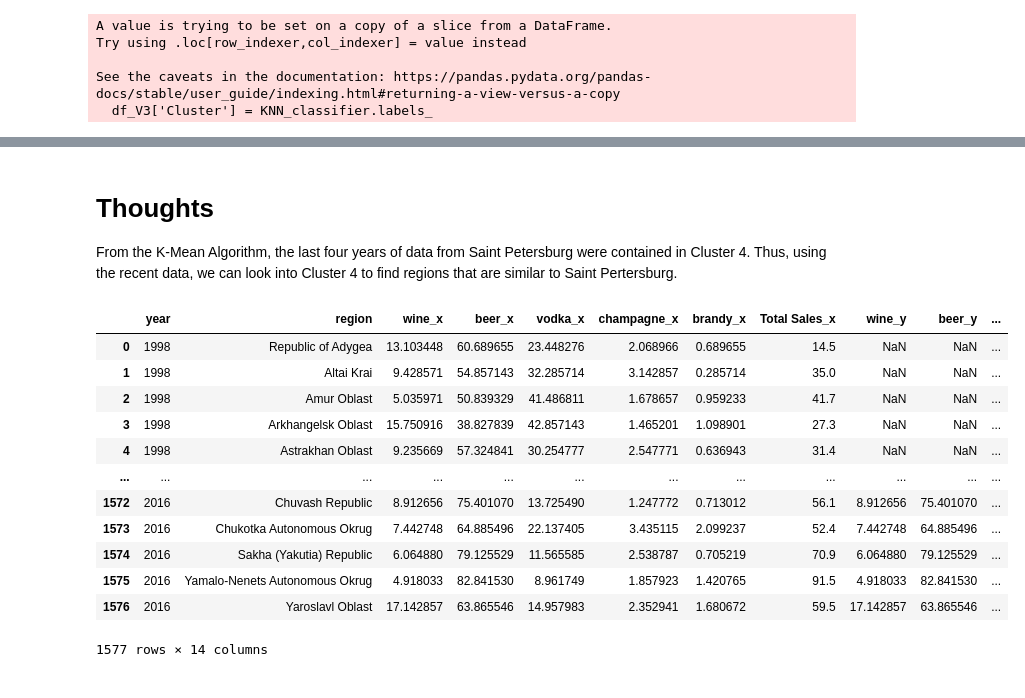
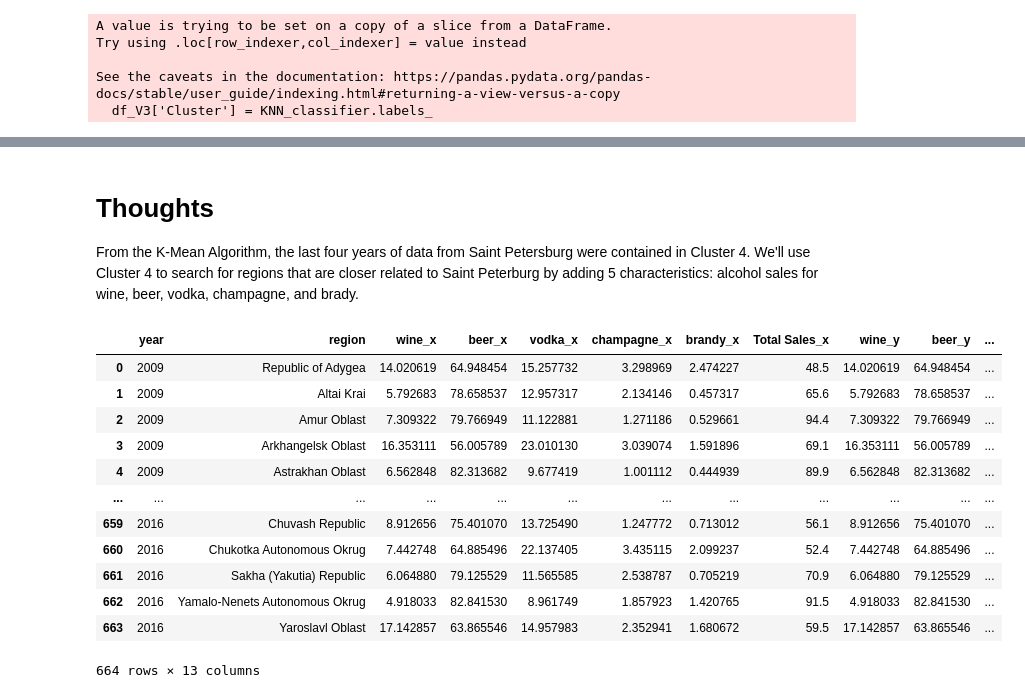
Before and after one commit to LuisEVT/Drinks_Company_Wine_Promotion, a Jupyter notebook: Wine_Promotion_Analysis_EDA.ipynb, the cells around one changed output, grey strips where cells are left out. Drawn from its saved outputs; the diff is of its cells as text; code cells hidden in the pictures.

```diff
--- a/Wine_Promotion_Analysis_EDA.ipynb
+++ b/Wine_Promotion_Analysis_EDA.ipynb
@@ -438,25 +436,24 @@ Name: Cluster, dtype: int64
 # %% [markdown]
 # Thoughts
 
-From the K-Mean Algorithm, the last four years of data from Saint Petersburg were contained in Cluster 4. Thus, using the recent data, we can look into Cluster 4 to find regions that are similar to Saint Pertersburg.
+From the K-Mean Algorithm, the last four years of data from Saint Petersburg were contained in Cluster 4. We'll use Cluster 4 to search for regions that are closer related to Saint Peterburg by adding 5 characteristics: alcohol sales for wine, beer, vodka, champagne, and brady.
 # %%
-df_combine = df_V2.merge(df_V3, how='left',on=['year','region'])
+df_combine = df_V3.merge(df_V2, how='left',on=['year','region'])
 
-# df_V3_C4 = df_V3[ df_V3['Cluster'] == 4]
+df_combine.drop(columns=['Total Sales_y','Cluster'],inplace=True)
 
-# df_V3_C4
 df_combine
 # %% [output]
 |  | year | region | wine_x | beer_x | vodka_x | champagne_x | brandy_x | Total Sales_x | wine_y | beer_y | ... |
-| 0 | 1998 | Republic of Adygea | 13.103448 | 60.689655 | 23.448276 | 2.068966 | 0.689655 | 14.5 | NaN | NaN | ... |
-| 1 | 1998 | Altai Krai | 9.428571 | 54.857143 | 32.285714 | 3.142857 | 0.285714 | 35.0 | NaN | NaN | ... |
-| 2 | 1998 | Amur Oblast | 5.035971 | 50.839329 | 41.486811 | 1.678657 | 0.959233 | 41.7 | NaN | NaN | ... |
-| 3 | 1998 | Arkhangelsk Oblast | 15.750916 | 38.827839 | 42.857143 | 1.465201 | 1.098901 | 27.3 | NaN | NaN | ... |
-| 4 | 1998 | Astrakhan Oblast | 9.235669 | 57.324841 | 30.254777 | 2.547771 | 0.636943 | 31.4 | NaN | NaN | ... |
+| 0 | 2009 | Republic of Adygea | 14.020619 | 64.948454 | 15.257732 | 3.298969 | 2.474227 | 48.5 | 14.020619 | 64.948454 | ... |
+| 1 | 2009 | Altai Krai | 5.792683 | 78.658537 | 12.957317 | 2.134146 | 0.457317 | 65.6 | 5.792683 | 78.658537 | ... |
+| 2 | 2009 | Amur Oblast | 7.309322 | 79.766949 | 11.122881 | 1.271186 | 0.529661 | 94.4 | 7.309322 | 79.766949 | ... |
+| 3 | 2009 | Arkhangelsk Oblast | 16.353111 | 56.005789 | 23.010130 | 3.039074 | 1.591896 | 69.1 | 16.353111 | 56.005789 | ... |
+| 4 | 2009 | Astrakhan Oblast | 6.562848 | 82.313682 | 9.677419 | 1.001112 | 0.444939 | 89.9 | 6.562848 | 82.313682 | ... |
 | ... | ... | ... | ... | ... | ... | ... | ... | ... | ... | ... | ... |
-| 1572 | 2016 | Chuvash Republic | 8.912656 | 75.401070 | 13.725490 | 1.247772 | 0.713012 | 56.1 | 8.912656 | 75.401070 | ... |
-| 1573 | 2016 | Chukotka Autonomous Okrug | 7.442748 | 64.885496 | 22.137405 | 3.435115 | 2.099237 | 52.4 | 7.442748 | 64.885496 | ... |
-| 1574 | 2016 | Sakha (Yakutia) Republic | 6.064880 | 79.125529 | 11.565585 | 2.538787 | 0.705219 | 70.9 | 6.064880 | 79.125529 | ... |
-| 1575 | 2016 | Yamalo-Nenets Autonomous Okrug | 4.918033 | 82.841530 | 8.961749 | 1.857923 | 1.420765 | 91.5 | 4.918033 | 82.841530 | ... |
-| 1576 | 2016 | Yaroslavl Oblast | 17.142857 | 63.865546 | 14.957983 | 2.352941 | 1.680672 | 59.5 | 17.142857 | 63.865546 | ... |
+| 659 | 2016 | Chuvash Republic | 8.912656 | 75.401070 | 13.725490 | 1.247772 | 0.713012 | 56.1 | 8.912656 | 75.401070 | ... |
+| 660 | 2016 | Chukotka Autonomous Okrug | 7.442748 | 64.885496 | 22.137405 | 3.435115 | 2.099237 | 52.4 | 7.442748 | 64.885496 | ... |
+| 661 | 2016 | Sakha (Yakutia) Republic | 6.064880 | 79.125529 | 11.565585 | 2.538787 | 0.705219 | 70.9 | 6.064880 | 79.125529 | ... |
+| 662 | 2016 | Yamalo-Nenets Autonomous Okrug | 4.918033 | 82.841530 | 8.961749 | 1.857923 | 1.420765 | 91.5 | 4.918033 | 82.841530 | ... |
+| 663 | 2016 | Yaroslavl Oblast | 17.142857 | 63.865546 | 14.957983 | 2.352941 | 1.680672 | 59.5 | 17.142857 | 63.865546 | ... |
-1577 rows × 14 columns
+664 rows × 13 columns
```
Also changed, not shown: parts of 4 cells of this notebook.
